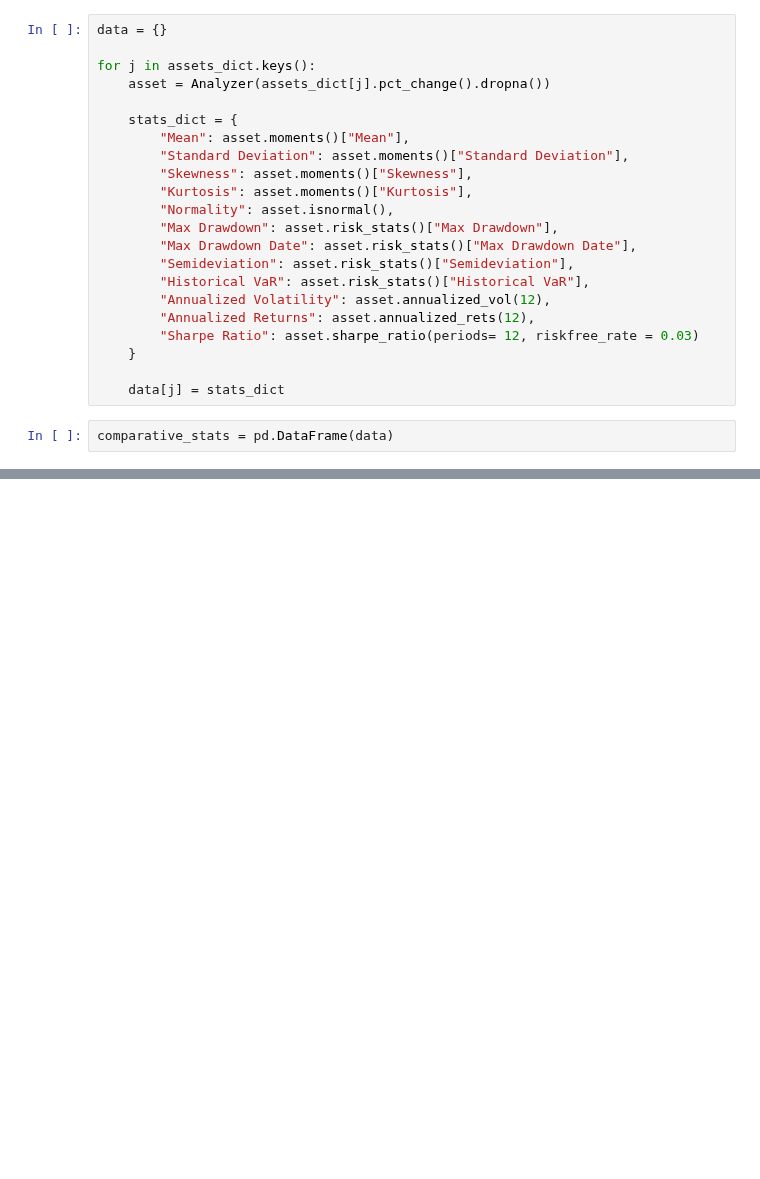
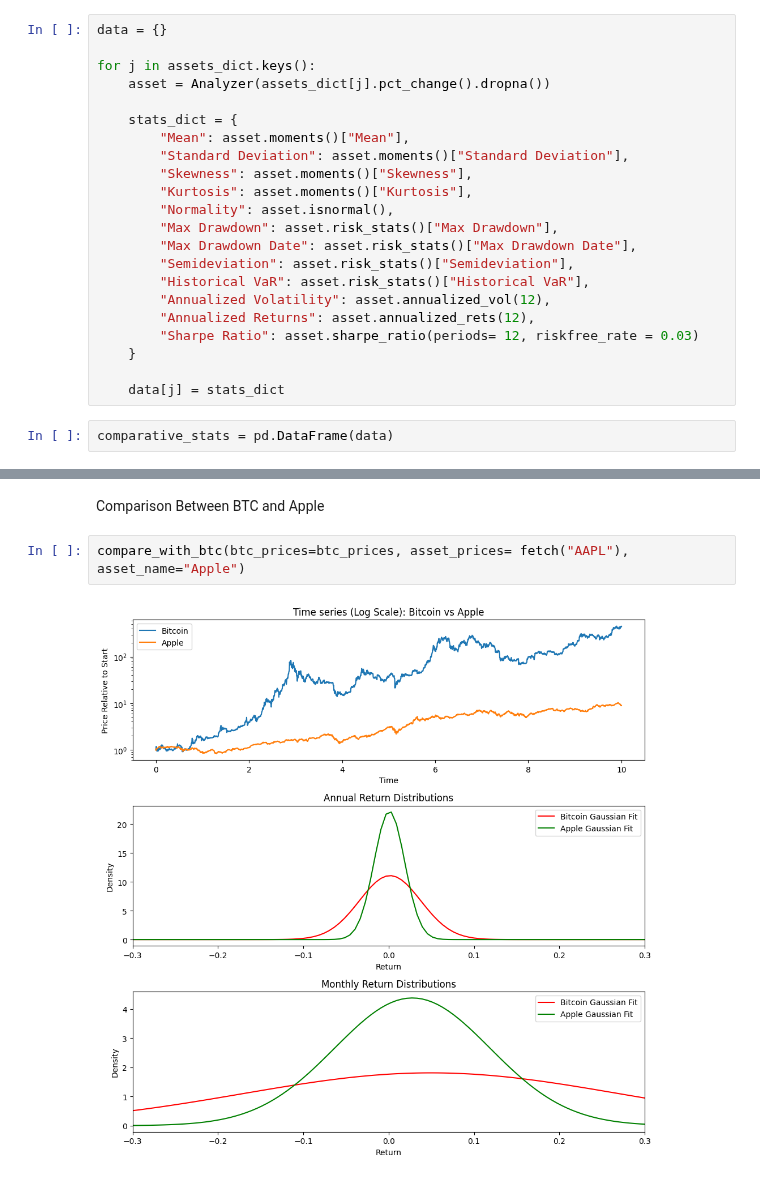
Before and after one commit to SaverioPCapra/University-Homeworks-Projects, a Jupyter notebook: Python Project/python_project.ipynb, the cells around one changed output, grey strips where cells are left out. Cells and saved outputs as stored; diff of their text form; blank space fills up the shorter version.

```diff
--- a/Python Project/python_project.ipynb
+++ b/Python Project/python_project.ipynb
@@ -356,0 +435,6 @@ comparative_stats
+# %% [markdown]
+Comparison Between BTC and Apple
+# %%
+compare_with_btc(btc_prices=btc_prices, asset_prices= fetch("AAPL"), asset_name="Apple")
+# %% [output]
+[figure, added]
```
Also changed, not shown: parts of 12 cells of this notebook.
